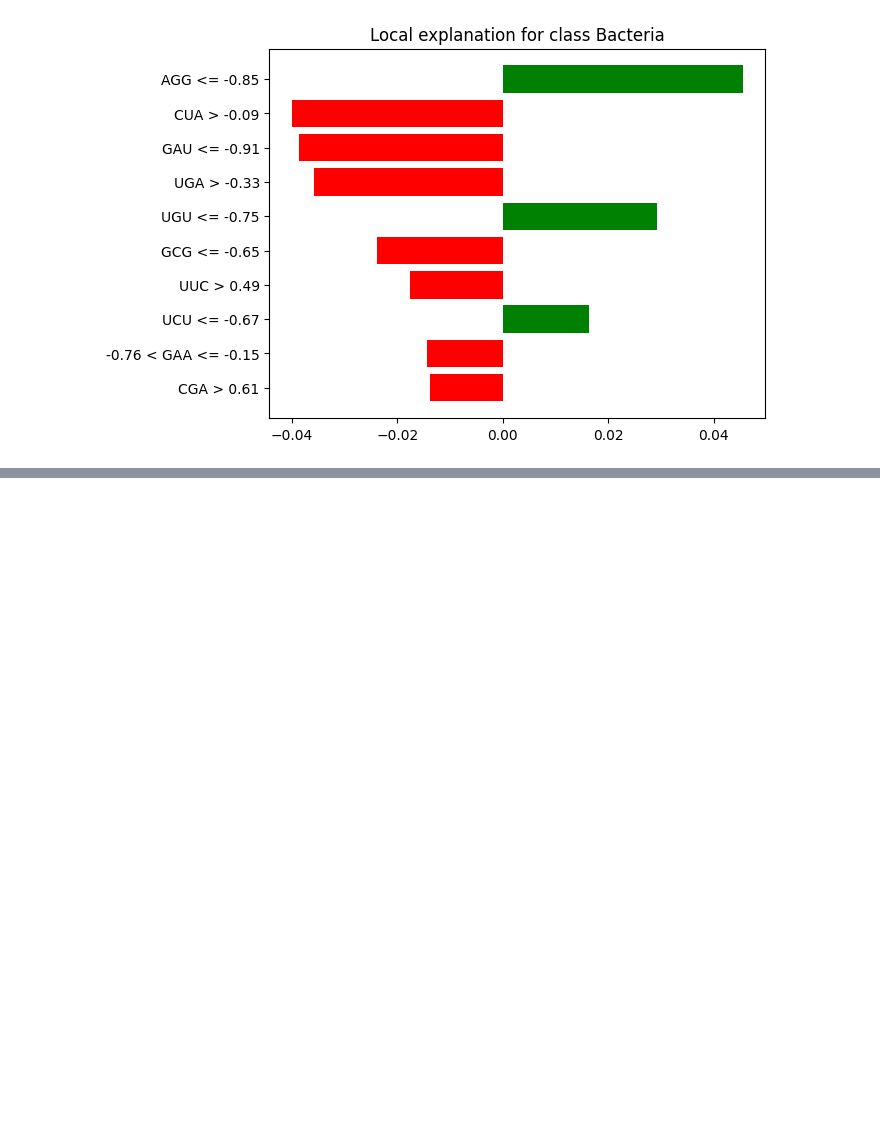
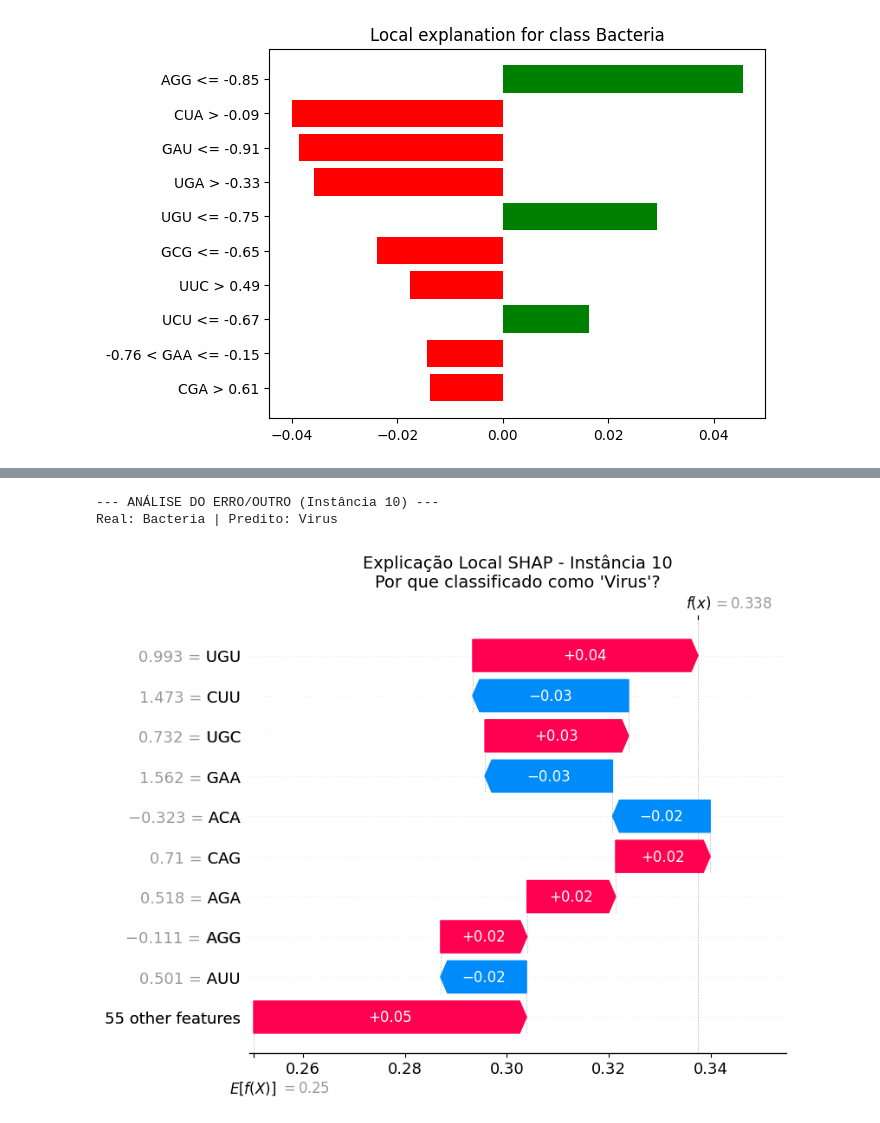
Before and after one commit to JVMergulho/model_interpretability_project, a Jupyter notebook: project1/local_xai.ipynb, the cells around one changed output, grey strips where cells are left out. Saved outputs shown, nothing was run; the diff lists cells and outputs as text; code cells hidden in the pictures; blank space fills up the shorter version.

```diff
--- a/project1/local_xai.ipynb
+++ b/project1/local_xai.ipynb
@@ -67,0 +148,14 @@ fig.set_facecolor('white')
+# %%
+# 2. Analisando o caso de ERRO (ou outro acerto se não houver erros)
+classe_predita_erro = int(preds[idx_erro])
+true_label_erro = labels[int(y_test_sample.iloc[idx_erro])]
+
+print(f"\n--- ANÁLISE DO ERRO/OUTRO (Instância {idx_erro}) ---")
+print(f"Real: {true_label_erro} | Predito: {labels[classe_predita_erro]}")
+
+# Aqui é interessante ver: Por que ele escolheu a classe ERRADA?
+plot_shap_waterfall(shap_values, idx_erro, classe_predita_erro, labels, X_test_sample)
+# %% [output]
+--- ANÁLISE DO ERRO/OUTRO (Instância 10) ---
+Real: Bacteria | Predito: Virus
+[figure, added]
```
Also changed, not shown: parts of 9 cells of this notebook, 2 other files.
